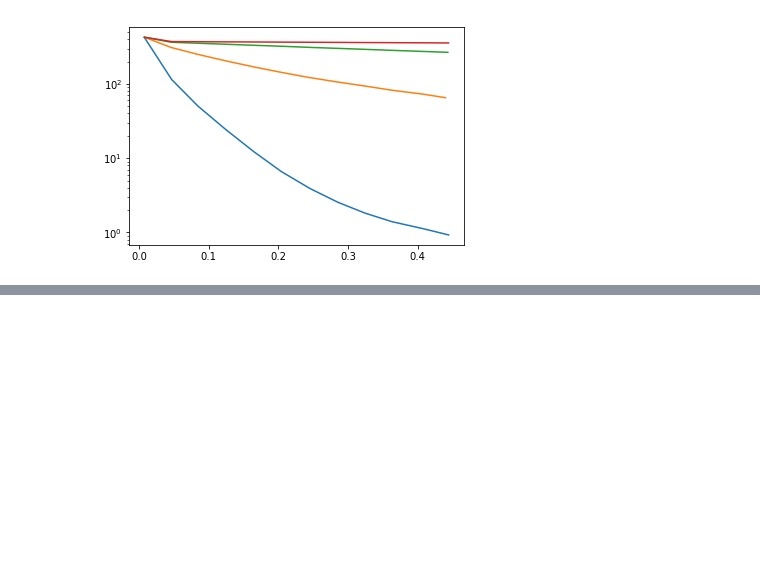
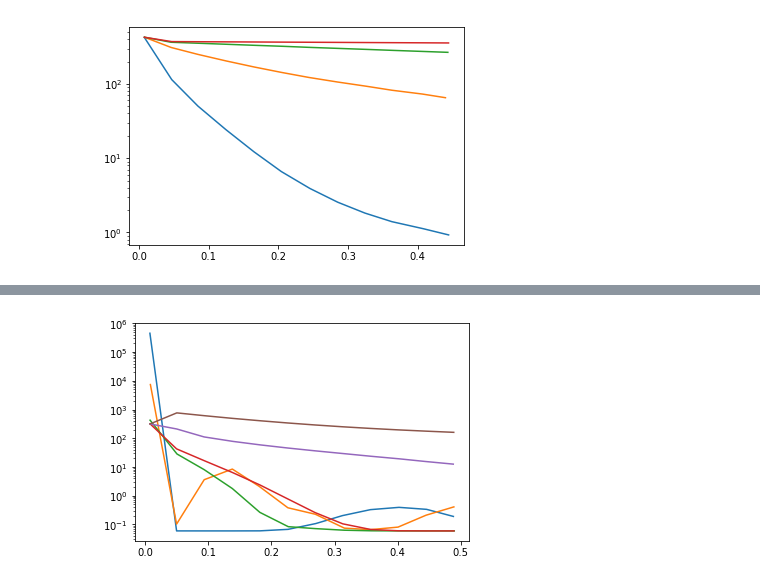
Before and after one commit to lrr0001/ML-onlineCDL-LRU, a Jupyter notebook: CSC_compare_FISTA_and_ADMM.ipynb, the cells around one changed output, grey strips where cells are left out. Cells and saved outputs as stored; diff of their text form; code cells hidden in the pictures; blank space fills up the shorter version.

```diff
--- a/CSC_compare_FISTA_and_ADMM.ipynb
+++ b/CSC_compare_FISTA_and_ADMM.ipynb
@@ -5,13 +5,13 @@ t_admm = []
 f_fista = []
 t_fista = []
 for ii in range(0,48,4):
-    fid = open('data/experiment/simpleTest/experiment1/times/ML_ADMM_iter' + str(ii) + '_times.pkl','rb')
+    fid = open('data/experiment/simpleTest/experiment1/Archived/times/ML_ADMM_iter' + str(ii) + '_times.pkl','rb')
     outputs_admm = pkl.load(fid)
     times_admm = pkl.load(fid)
     fid.close()
     f_admm.append(sum(outputs_admm[1:])/(len(outputs_admm) - 1))
     t_admm.append(sum(times_admm[1:])/(len(times_admm) - 1))
-    fid = open('data/experiment/simpleTest/experiment1/times/ML_FISTA_iter' + str(ii) + '_times.pkl','rb')
+    fid = open('data/experiment/simpleTest/experiment1/Archived/times/ML_FISTA_iter' + str(ii) + '_times.pkl','rb')
     outputs_fista = pkl.load(fid)
     times_fista = pkl.load(fid)
     fid.close()
@@ -58,3 +62,20 @@ plt.yscale('log')
 plt.show()
 # %% [output]
 [figure]
+# %%
+import pickle as pkl
+
+f_admm = []
+t_admm = []
+for log2rho in range(-6,12,3):
+    f_admm_temp = []
+    t_admm_temp = []
+    for ii in range(0,48,4):
+        fid = open('data/experiment/BSDS500/experiment1/times/ML_ADMM_rho' + str(2**log2rho) + '_iter' + str(ii) + '_times.pkl','rb')
+        outputs_admm = pkl.load(fid)
+        times_admm = pkl.load(fid)
+        fid.close()
+        f_admm_temp.append(sum(outputs_admm[1:])/(len(outputs_admm) - 1))
+        t_admm_temp.append(sum(times_admm[1:])/(len(outputs_admm) - 1))
+    f_admm.append(f_admm_temp)
+    t_admm.append(t_admm_temp)
@@ -60,0 +84,10 @@ plt.show()
+# %%
+import matplotlib.pyplot as plt
+import numpy as np
+%matplotlib inline
+for ii in range(len(t_admm)):
+    plt.plot(np.array(t_admm[ii]),np.array(f_admm[ii]))
+plt.yscale('log')
+plt.show()
+# %% [output]
+[figure, added]
```
Also changed, not shown: parts of 12 cells of this notebook, 7 other files.
